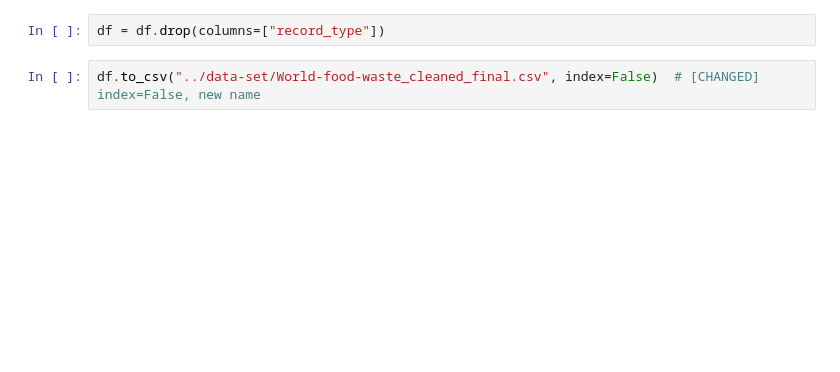
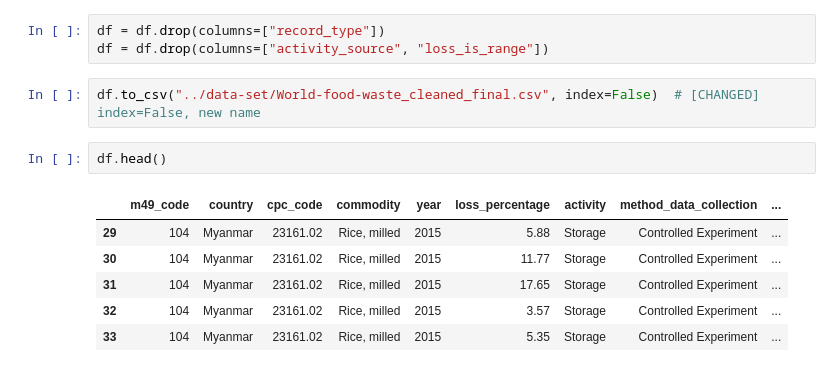
Before and after one commit to malakhassan12/Food-Waste, a Jupyter notebook: notebooks/Step_2_Data_Cleaning_FINAL.ipynb, the cells around one changed output. Saved outputs shown, nothing was run; the diff lists cells and outputs as text; blank space fills up the shorter version.

```diff
--- a/notebooks/Step_2_Data_Cleaning_FINAL.ipynb
+++ b/notebooks/Step_2_Data_Cleaning_FINAL.ipynb
@@ -979,5 +1008,15 @@ display(unique_report.sort_values("unique_count"))
 ## **final step save the final data-set**
 # %%
 df = df.drop(columns=["record_type"])
+df = df.drop(columns=["activity_source", "loss_is_range"])
 # %%
 df.to_csv("../data-set/World-food-waste_cleaned_final.csv", index=False)  # [CHANGED] index=False, new name
+# %%
+df.head()
+# %% [output]
+|  | m49_code | country | cpc_code | commodity | year | loss_percentage | activity | method_data_collection | ... |
+| 29 | 104 | Myanmar | 23161.02 | Rice, milled | 2015 | 5.88 | Storage | Controlled Experiment | ... |
+| 30 | 104 | Myanmar | 23161.02 | Rice, milled | 2015 | 11.77 | Storage | Controlled Experiment | ... |
+| 31 | 104 | Myanmar | 23161.02 | Rice, milled | 2015 | 17.65 | Storage | Controlled Experiment | ... |
+| 32 | 104 | Myanmar | 23161.02 | Rice, milled | 2015 | 3.57 | Storage | Controlled Experiment | ... |
+| 33 | 104 | Myanmar | 23161.02 | Rice, milled | 2015 | 5.35 | Storage | Controlled Experiment | ... |
```
Also changed, not shown: parts of 16 cells of this notebook, 8 other files.
